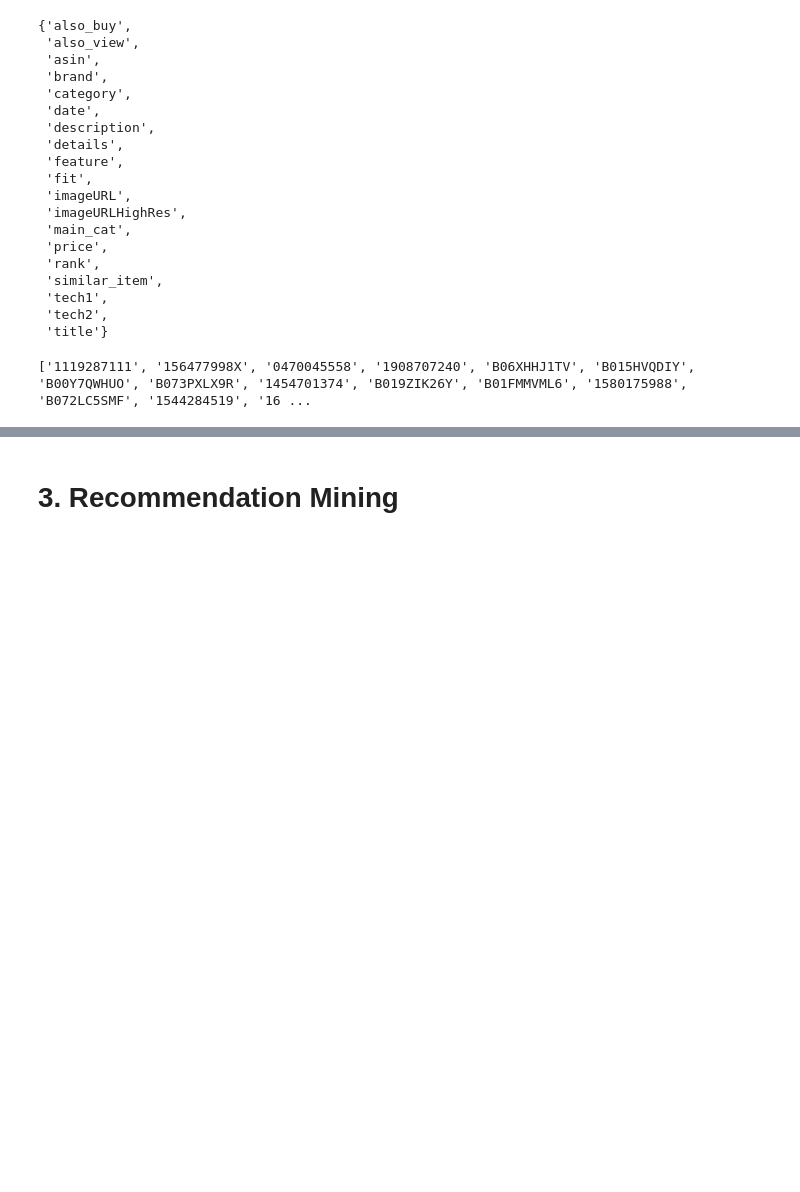
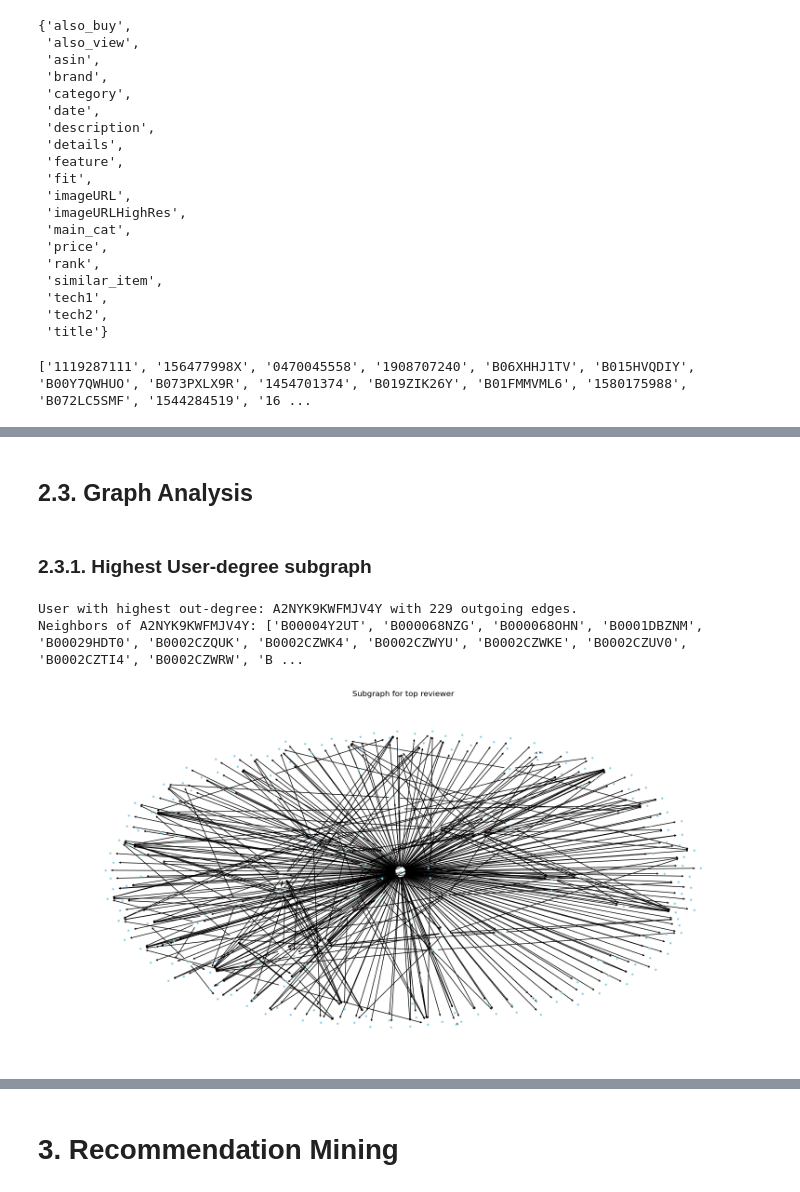
Before and after one commit to benedict-brunker/SINA-AT3_Group-33, a Jupyter notebook: notebooks/recommendations.ipynb, the cells around one changed output, grey strips where cells are left out. Drawn from its saved outputs; the diff is of its cells as text; code cells hidden in the pictures; blank space fills up the shorter version.

```diff
--- a/notebooks/recommendations.ipynb
+++ b/notebooks/recommendations.ipynb
@@ -531,0 +766,3 @@ relevant_product_keys.remove('imageURL')
+# %%
+for v in relevant_product_keys:
+    print(v)
@@ -696,0 +976,36 @@ os.listdir(graphs_dir)
+# %%
+import pickle
+
+with open(os.path.join(graphs_dir, 'graph_3.pkl'), 'rb') as f:
+    G = pickle.load(f)
+# %% [markdown]
+## 2.3. Graph Analysis
+# %% [markdown]
+### 2.3.1. Highest User-degree subgraph
+# %%
+import matplotlib.pyplot as plt
+
+user_nodes = [
+    n for n, d in G.nodes(data=True) if d.get('type') == 'user'
+]
+max_user = max(user_nodes, key=lambda n: G.out_degree(n))
+print(f"User with highest out-degree: {max_user} with {G.out_degree(max_user)} outgoing edges.")
+
+neighbors = list(G.successors(max_user))
+print(F"Neighbors of {max_user}: {neighbors}")
+
+subG = G.subgraph([max_user] + neighbors)
+
+pos = nx.spring_layout(subG, seed=5)
+
+plt.figure(figsize=(20, 10))
+nx.draw_networkx_nodes(subG, pos, node_color='skyblue', node_size=5)
+nx.draw_networkx_edges(subG, pos, arrowstyle='->', arrowsize=5)
+
+plt.title(f"Subgraph for top reviewer")
+plt.axis('off')
+plt.show()
+# %% [output]
+User with highest out-degree: A2NYK9KWFMJV4Y with 229 outgoing edges.
+Neighbors of A2NYK9KWFMJV4Y: ['B00004Y2UT', 'B000068NZG', 'B000068OHN', 'B0001DBZNM', 'B00029HDT0', 'B0002CZQUK', 'B0002CZWK4', 'B0002CZWYU', 'B0002CZWKE', 'B0002CZUV0', 'B0002CZTI4', 'B0002CZWRW', 'B ...
+[figure, added]
```
Also changed, not shown: parts of 93 cells of this notebook, 3 other files.
